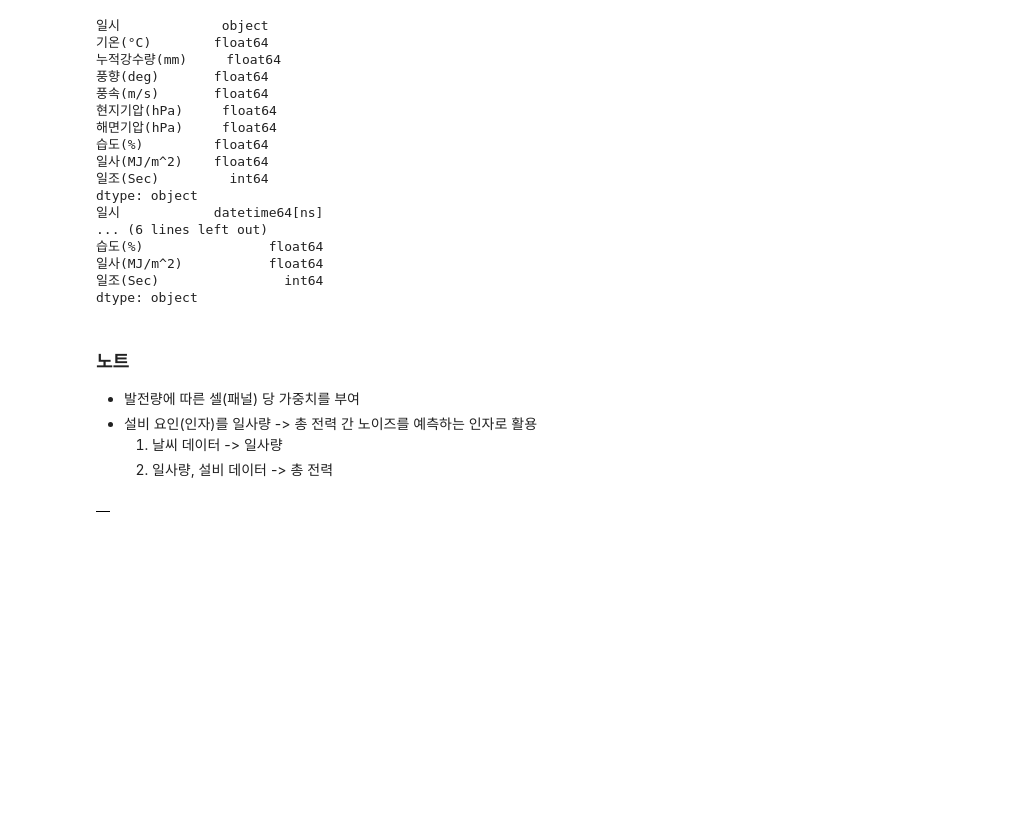
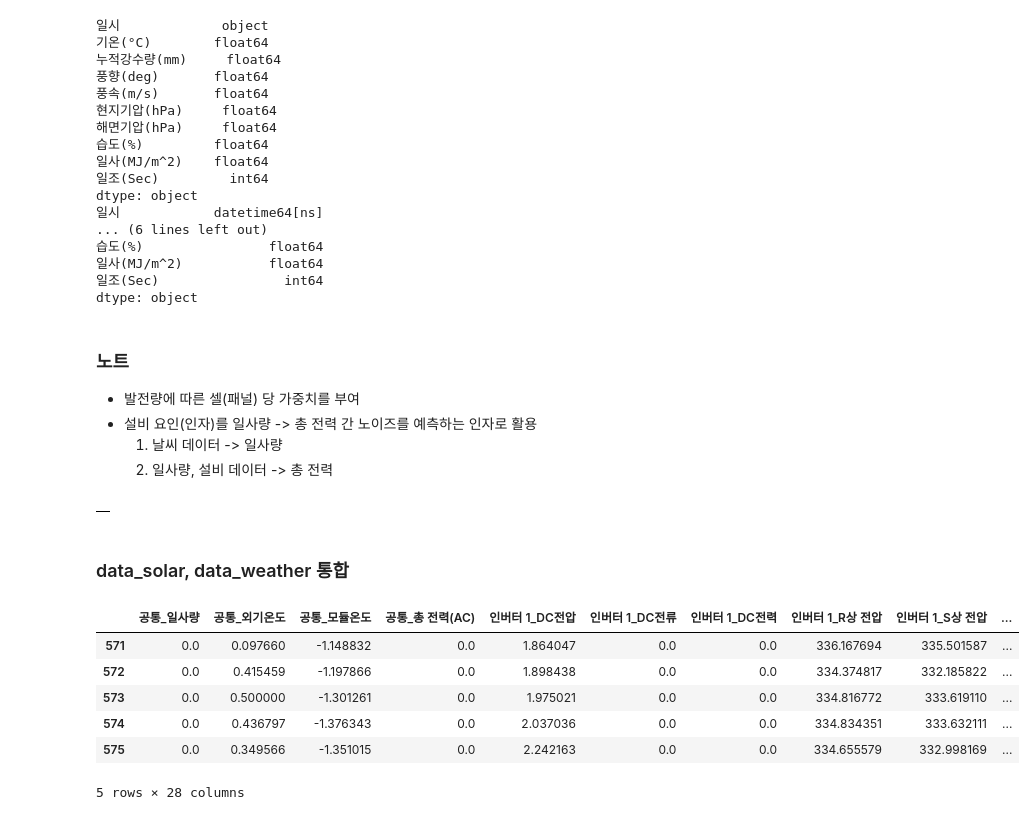
Before and after one commit to seokyeongheo/ewp-contest-2019, a Jupyter notebook: 01_dataset.ipynb, the cells around one changed output. Cells and saved outputs as stored; diff of their text form; code cells hidden in the pictures; blank space fills up the shorter version.

```diff
--- a/01_dataset.ipynb
+++ b/01_dataset.ipynb
@@ -260,3 +275,5 @@ data_weather.to_pickle('/Users/quartz/GoogleDrive/ewp/data_weather_02.pkl')
 data_solar.iloc[:, 1:].corr()
 # %% [output]
 |  |
+# %% [markdown]
+### data_solar, data_weather 통합
@@ -262,0 +283,12 @@ data_solar.iloc[:, 1:].corr()
+# %%
+data_solar = pd.read_pickle(file_solar)
+data_solar.reset_index(inplace=True, drop=True)
+data_solar.tail()
+# %% [output]
+|  | 공통_일사량 | 공통_외기온도 | 공통_모듈온도 | 공통_총 전력(AC) | 인버터 1_DC전압 | 인버터 1_DC전류 | 인버터 1_DC전력 | 인버터 1_R상 전압 | 인버터 1_S상 전압 | ... |
+| 571 | 0.0 | 0.097660 | -1.148832 | 0.0 | 1.864047 | 0.0 | 0.0 | 336.167694 | 335.501587 | ... |
+| 572 | 0.0 | 0.415459 | -1.197866 | 0.0 | 1.898438 | 0.0 | 0.0 | 334.374817 | 332.185822 | ... |
+| 573 | 0.0 | 0.500000 | -1.301261 | 0.0 | 1.975021 | 0.0 | 0.0 | 334.816772 | 333.619110 | ... |
+| 574 | 0.0 | 0.436797 | -1.376343 | 0.0 | 2.037036 | 0.0 | 0.0 | 334.834351 | 333.632111 | ... |
+| 575 | 0.0 | 0.349566 | -1.351015 | 0.0 | 2.242163 | 0.0 | 0.0 | 334.655579 | 332.998169 | ... |
+5 rows × 28 columns
```
Also changed, not shown: parts of 40 cells of this notebook, 2 other files.
